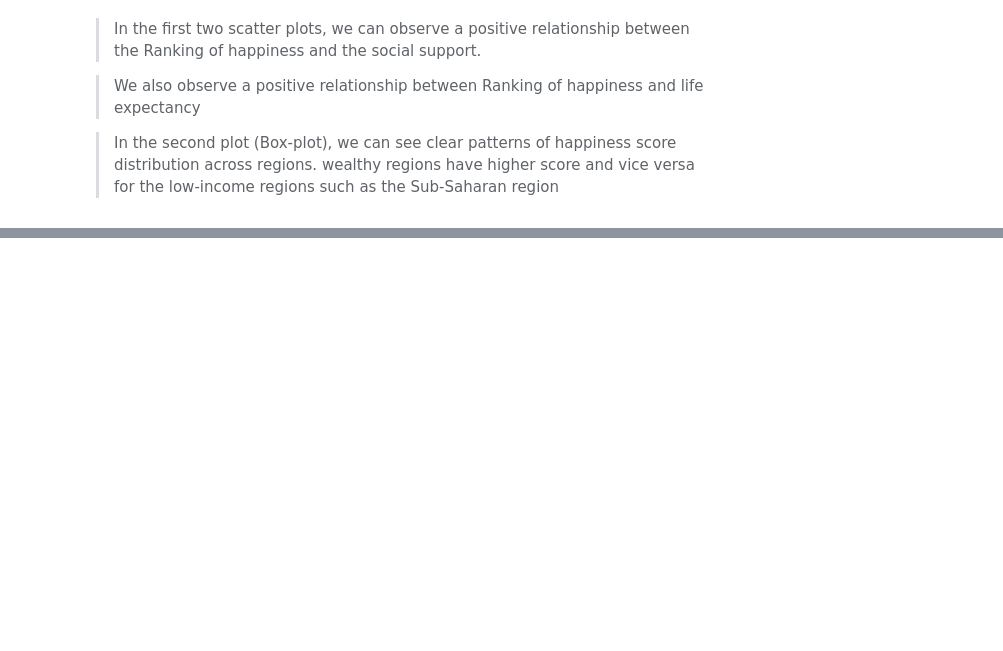
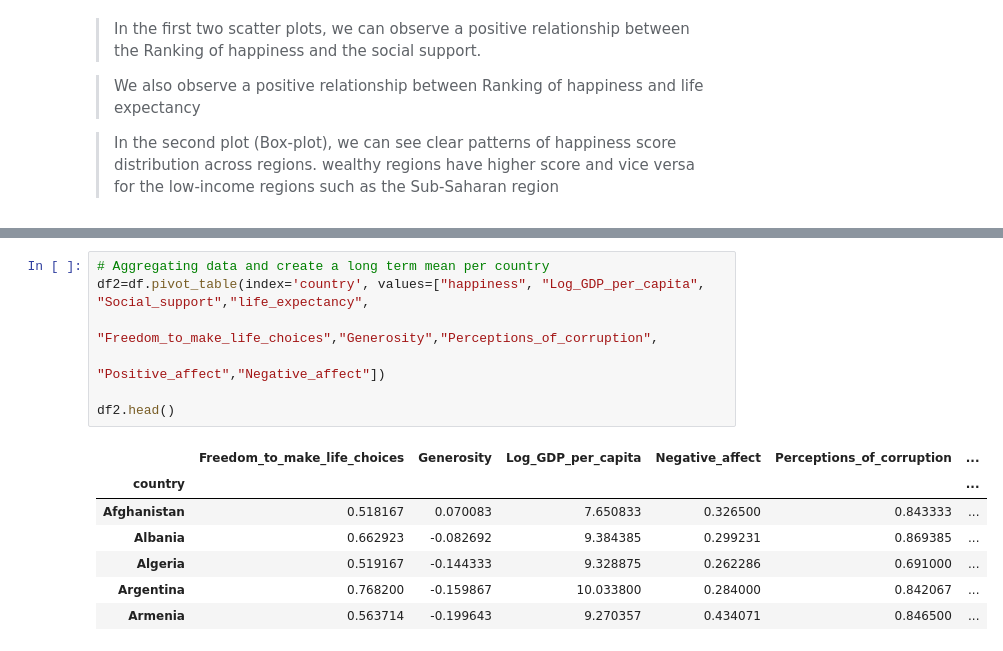
Before and after one commit to BBenyamini/EDA, a Jupyter notebook: notebook.ipynb, the cells around one changed output, grey strips where cells are left out. Drawn from its saved outputs; the diff is of its cells as text; blank space fills up the shorter version.

```diff
--- a/notebook.ipynb
+++ b/notebook.ipynb
@@ -179,0 +206,15 @@ In this section, we will take a step further and look at the relationship betwee
+# %%
+# Aggregating data and create a long term mean per country
+df2=df.pivot_table(index='country', values=["happiness", "Log_GDP_per_capita", "Social_support","life_expectancy",
+                                                "Freedom_to_make_life_choices","Generosity","Perceptions_of_corruption",
+                                                "Positive_affect","Negative_affect"])
+
+df2.head()
+# %% [output]
+|  | Freedom_to_make_life_choices | Generosity | Log_GDP_per_capita | Negative_affect | Perceptions_of_corruption | ... |
+| country |  |  |  |  |  | ... |
+| Afghanistan | 0.518167 | 0.070083 | 7.650833 | 0.326500 | 0.843333 | ... |
+| Albania | 0.662923 | -0.082692 | 9.384385 | 0.299231 | 0.869385 | ... |
+| Algeria | 0.519167 | -0.144333 | 9.328875 | 0.262286 | 0.691000 | ... |
+| Argentina | 0.768200 | -0.159867 | 10.033800 | 0.284000 | 0.842067 | ... |
+| Armenia | 0.563714 | -0.199643 | 9.270357 | 0.434071 | 0.846500 | ... |
```
Also changed, not shown: parts of 6 cells of this notebook.
